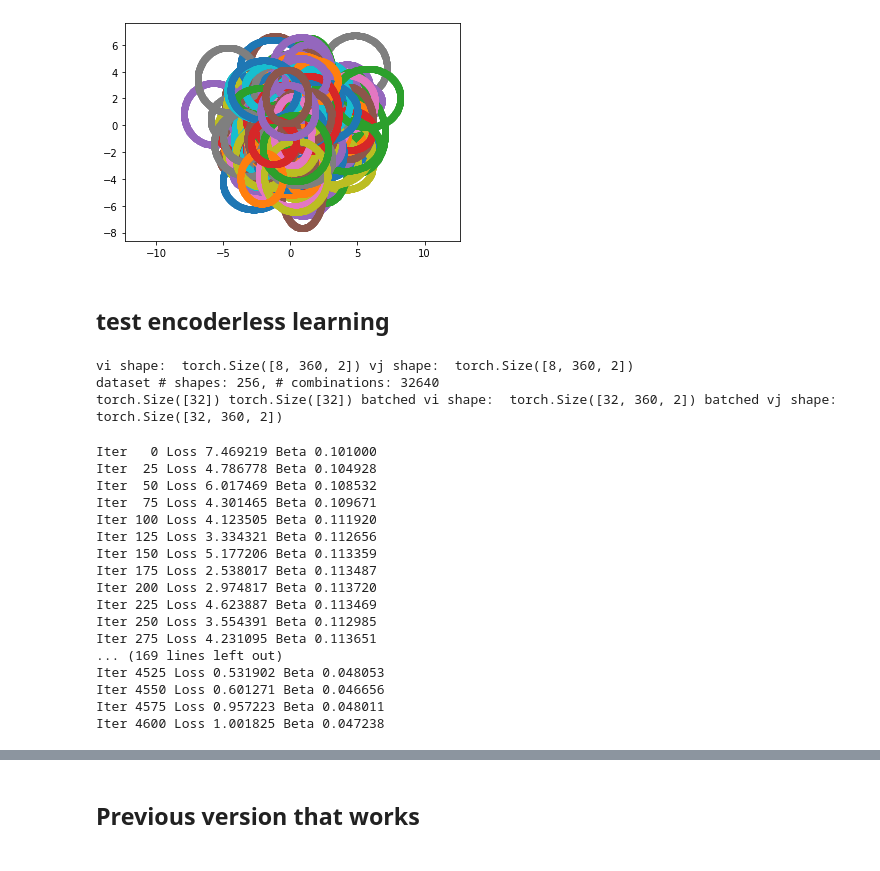
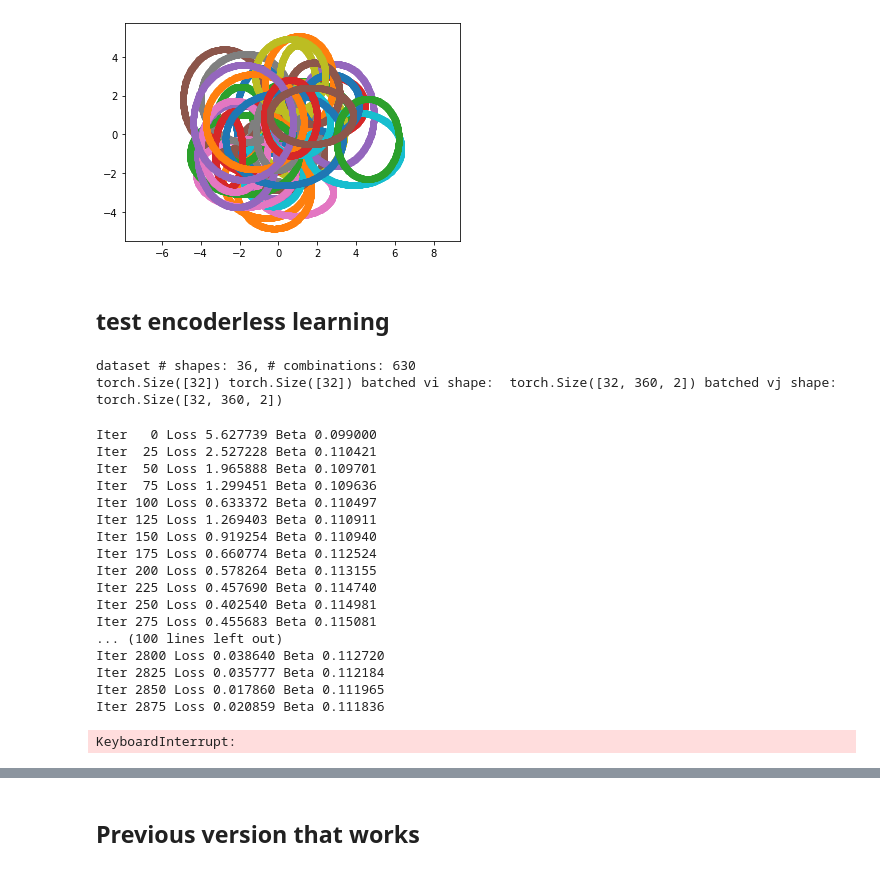
Before and after one commit to maxjiang93/ShapeFlow, a Jupyter notebook: minimal_2d_example.ipynb, the cells around one changed output, grey strips where cells are left out. Saved outputs shown, nothing was run; the diff lists cells and outputs as text; code cells hidden in the pictures.

Commit message:
fix optimizing latent params

```diff
--- a/minimal_2d_example.ipynb
+++ b/minimal_2d_example.ipynb
@@ -13,31 +13,31 @@ from deepdeform_debug.layers.chamfer_layer import ChamferDistKDTree
 # %%
 # initial set of points
 theta = torch.linspace(0, 2*np.pi, 361)[:-1]
 
 # source points
 x0 = torch.stack((torch.cos(theta),
                   torch.sin(theta)), axis=-1)  # [n, 3]
 
 torch.manual_seed(2)
 # create variations of the source
 all_shapes = [x0]
-ns = 256
+ns = 36
 for i in range(ns-1):
     scale = torch.randn(2) * 0.5 + 2
     shift = torch.randn(2) * 2
     x_new = x0 * scale + shift
     all_shapes.append(x_new)
 
 x_all = torch.stack(all_shapes, dim=0)  # [nshapes, npoints, 3]
 
 plt.figure()
 for i in range(ns):
     plt.scatter(x_all[i, :, 0], x_all[i, :, 1], label='x_{}'.format(i))
 plt.axis('equal')
 # plt.legend()
 plt.show()
 # %% [output]
-[figure, old version]
+[figure, new version]
 # %% [markdown]
 ## test encoderless learning
 # %%
@@ -82,7 +82,7 @@ class DemoLoader(Dataset):
 
 demo_dataset = DemoLoader(x_all)
 # vi, vj = demo_dataset[0]
-print("vi shape: ", vi.shape, "vj shape: ", vj.shape)
+# print("vi shape: ", vi.shape, "vj shape: ", vj.shape)
 print("dataset # shapes: {}, # combinations: {}".format(demo_dataset.n_shapes, len(demo_dataset)))
 # bs = len(demo_dataset)
 bs = min(32, len(demo_dataset))
@@ -96,8 +96,7 @@ for i, j, vi, vj in demo_loader:
     print(i.shape, j.shape, "batched vi shape: ", vi.shape, "batched vj shape: ", vj.shape)
     break
 # %% [output]
-vi shape:  torch.Size([8, 360, 2]) vj shape:  torch.Size([8, 360, 2])
-dataset # shapes: 256, # combinations: 32640
+dataset # shapes: 36, # combinations: 630
 torch.Size([32]) torch.Size([32]) batched vi shape:  torch.Size([32, 360, 2]) batched vj shape:  torch.Size([32, 360, 2])
 # %%
 optim_with_adjoint_gradient = False
@@ -108,20 +107,19 @@ device = torch.device('cuda')
 latent_size = 64
 deformer = NeuralFlowDeformer(dim=2, latent_size=latent_size, f_nlayers=6, f_width=64, s_nlayers=4, s_width=32, method=method, nonlinearity='leakyrelu', arch='imnet',
                               adjoint=optim_with_adjoint_gradient, rtol=1e-4, conformal=False)
+deformer.to(device)
+lats = torch.nn.Parameter(torch.randn(ns, latent_size), requires_grad=True)
 
-# this is an awkward workaround to get gradients for encoder via adjoint solver
-deformer.add_encoder(encoder)
-deformer.to(device)
-encoder = deformer.net.encoder
 
 chamfer_dist = ChamferDistKDTree(reduction='mean', njobs=1)
 crit = torch.nn.MSELoss()
 # by wrapping encoder into deformer, no need to add encoder parameters individually
-optim = torch.optim.Adam(list(deformer.parameters()), lr=1e-3)
+optim = torch.optim.Adam(list(deformer.parameters()) + [lats], lr=1e-3)
+
+lats = lats.to(device)
 
 deformer.train()
 
-lats = torch.nn.Parameter(torch.randn(ns, latent_size)).cuda()
 
 step = 0
 for i in range(400): # train for 100 epochs
@@ -159,23 +157,24 @@ for i in range(400): # train for 100 epochs
             print("Iter {:3d} Loss {:3f} Beta {:3f}".format(step, loss.item(), deformer.net.beta.item()))
         step += 1
 # %% [output]
-Iter   0 Loss 7.469219 Beta 0.101000
-Iter  25 Loss 4.786778 Beta 0.104928
-Iter  50 Loss 6.017469 Beta 0.108532
-Iter  75 Loss 4.301465 Beta 0.109671
-Iter 100 Loss 4.123505 Beta 0.111920
-Iter 125 Loss 3.334321 Beta 0.112656
-Iter 150 Loss 5.177206 Beta 0.113359
-Iter 175 Loss 2.538017 Beta 0.113487
-Iter 200 Loss 2.974817 Beta 0.113720
-Iter 225 Loss 4.623887 Beta 0.113469
-Iter 250 Loss 3.554391 Beta 0.112985
-Iter 275 Loss 4.231095 Beta 0.113651
-... (169 lines left out)
-Iter 4525 Loss 0.531902 Beta 0.048053
-Iter 4550 Loss 0.601271 Beta 0.046656
-Iter 4575 Loss 0.957223 Beta 0.048011
-Iter 4600 Loss 1.001825 Beta 0.047238
+Iter   0 Loss 5.627739 Beta 0.099000
+Iter  25 Loss 2.527228 Beta 0.110421
+Iter  50 Loss 1.965888 Beta 0.109701
+Iter  75 Loss 1.299451 Beta 0.109636
+Iter 100 Loss 0.633372 Beta 0.110497
+Iter 125 Loss 1.269403 Beta 0.110911
+Iter 150 Loss 0.919254 Beta 0.110940
+Iter 175 Loss 0.660774 Beta 0.112524
+Iter 200 Loss 0.578264 Beta 0.113155
+Iter 225 Loss 0.457690 Beta 0.114740
+Iter 250 Loss 0.402540 Beta 0.114981
+Iter 275 Loss 0.455683 Beta 0.115081
+... (100 lines left out)
+Iter 2800 Loss 0.038640 Beta 0.112720
+Iter 2825 Loss 0.035777 Beta 0.112184
+Iter 2850 Loss 0.017860 Beta 0.111965
+Iter 2875 Loss 0.020859 Beta 0.111836
+KeyboardInterrupt:
 # %%
 # visualize source and target
 x_src_ = x_src.detach().cpu().numpy()
```
Also changed, not shown: parts of 4 cells of this notebook.
